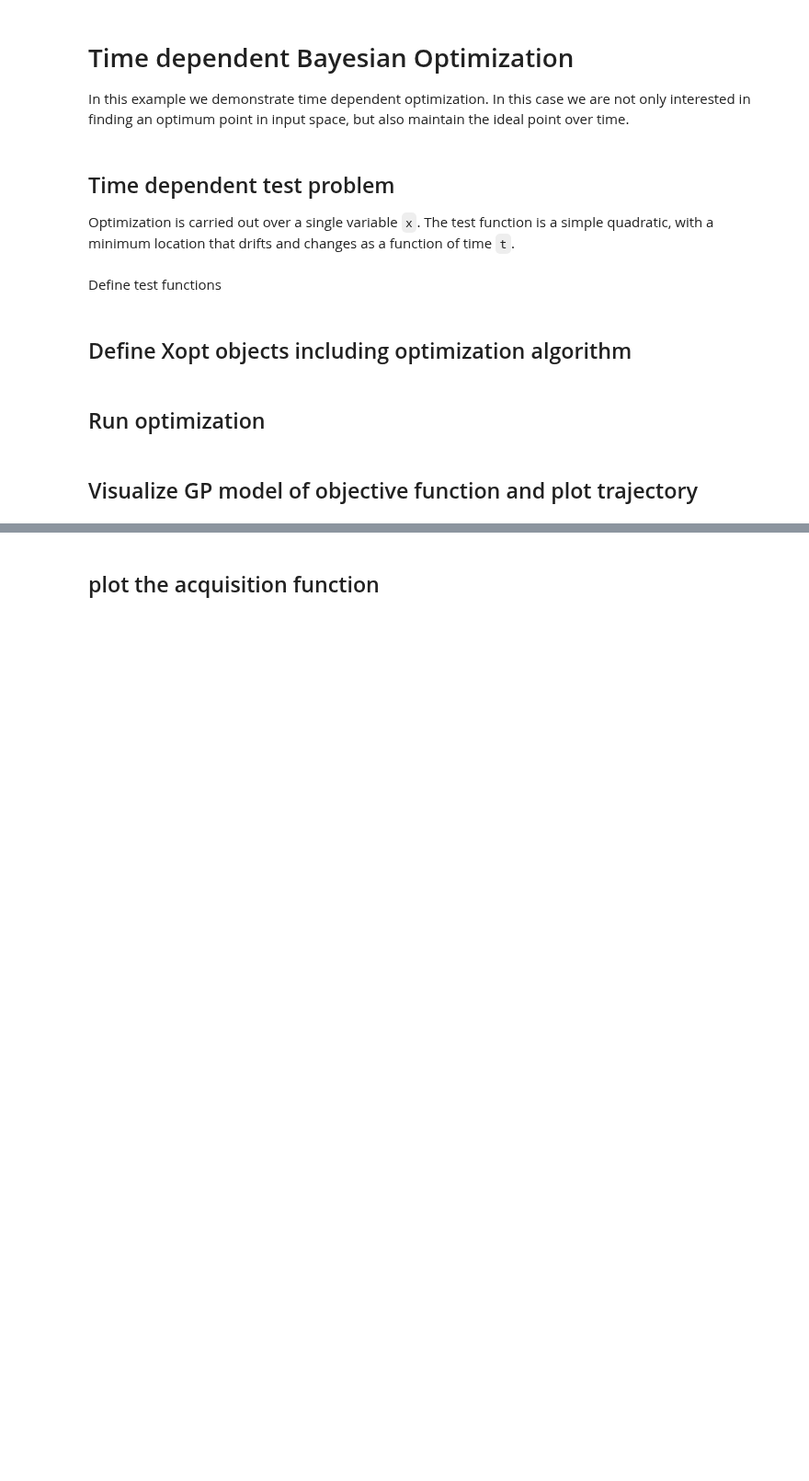
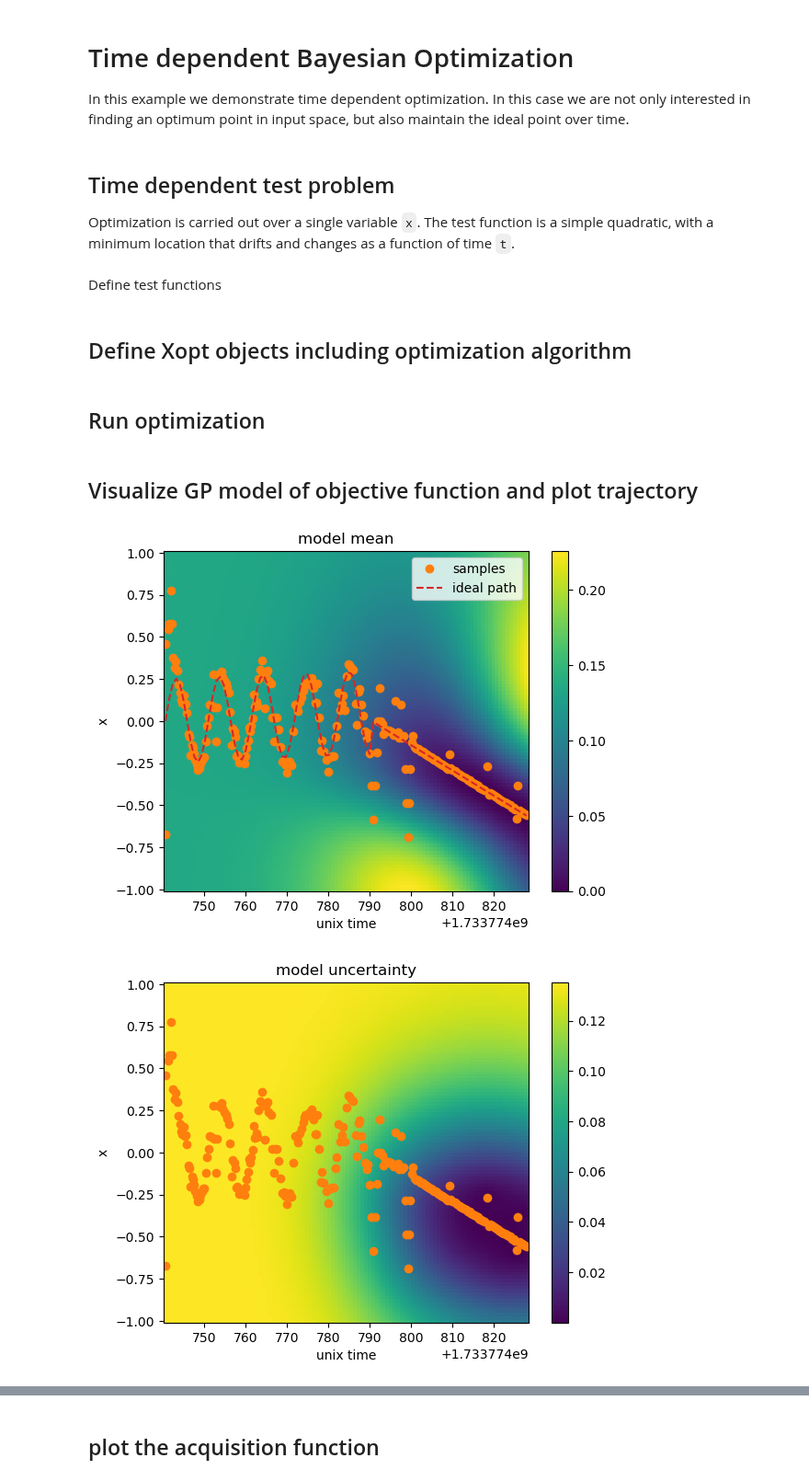
Before and after one commit to xopt-org/Xopt, a Jupyter notebook: docs/examples/single_objective_bayes_opt/time_dependent_bo.ipynb, the cells around one changed output, grey strips where cells are left out. Shown at 92% size. Cells and saved outputs as stored; diff of their text form; code cells hidden in the pictures; blank space fills up the shorter version.

```diff
--- a/docs/examples/single_objective_bayes_opt/time_dependent_bo.ipynb
+++ b/docs/examples/single_objective_bayes_opt/time_dependent_bo.ipynb
@@ -20,7 +20,7 @@ from xopt import Xopt
 SMOKE_TEST = os.environ.get("SMOKE_TEST")
 N_MC_SAMPLES = 1 if SMOKE_TEST else 128
 NUM_RESTARTS = 1 if SMOKE_TEST else 20
-N_STEPS = 1 if SMOKE_TEST else 300
+N_STEPS = 1 if SMOKE_TEST else 250
 warnings.filterwarnings("ignore")
 # %% [markdown]
 ## Time dependent test problem
@@ -65,20 +65,19 @@ generator = TDUpperConfidenceBoundGenerator(
     vocs=vocs,
     beta=0.01,
     added_time=0.1,
-    forgetting_time=20.0,
+    forgetting_time=10.0,
 )
 generator.n_monte_carlo_samples = N_MC_SAMPLES
 generator.numerical_optimizer.n_restarts = NUM_RESTARTS
 generator.max_travel_distances = [0.1]
 
 start_time = time.time()
-
 X = Xopt(evaluator=evaluator, generator=generator, vocs=vocs)
-X.random_evaluate(1)
+X.random_evaluate(2)
 
 for _ in trange(N_STEPS):
-    # note that in this example we can ignore warnings if computation time is greater
-    # than added time
+    # note that in this example we can ignore warnings if computation
+    # time is greater than added time
     with warnings.catch_warnings():
         warnings.filterwarnings("ignore", category=RuntimeWarning)
         X.step()
@@ -110,31 +109,34 @@ with torch.no_grad():
 
     mean = post.mean
     std = torch.sqrt(post.variance)
 
     fig, ax = plt.subplots()
     ax.set_title("model mean")
     ax.set_xlabel("unix time")
     ax.set_ylabel("x")
-    c = ax.pcolor(tt, xx, mean.reshape(n, n))
+    c = ax.pcolor(tt, xx, mean.reshape(n, n), rasterized=True)
     ax.plot(data["time"].to_numpy(), data["x"].to_numpy(), "oC1", label="samples")
 
     ax.plot(t, k(t - start_time), "C3--", label="ideal path", zorder=10)
     ax.legend()
     fig.colorbar(c)
 
     fig2, ax2 = plt.subplots()
     ax2.set_title("model uncertainty")
     ax2.set_xlabel("unix time")
     ax2.set_ylabel("x")
     c = ax2.pcolor(tt, xx, std.reshape(n, n))
     fig2.colorbar(c)
 
     fig3, ax3 = plt.subplots()
     ax3.set_title("ground truth value")
     ax3.set_xlabel("unix time")
     ax3.set_ylabel("x")
     c = ax3.pcolor(tt, xx, gt_vals.reshape(n, n))
     fig3.colorbar(c)
 
     ax2.plot(data["time"].to_numpy(), data["x"].to_numpy(), "oC1")
     ax3.plot(data["time"].to_numpy(), data["x"].to_numpy(), "oC1")
+# %% [output]
+[figure, added]
+[figure, added]
```
Also changed, not shown: parts of 3 cells of this notebook, 2 other files.
